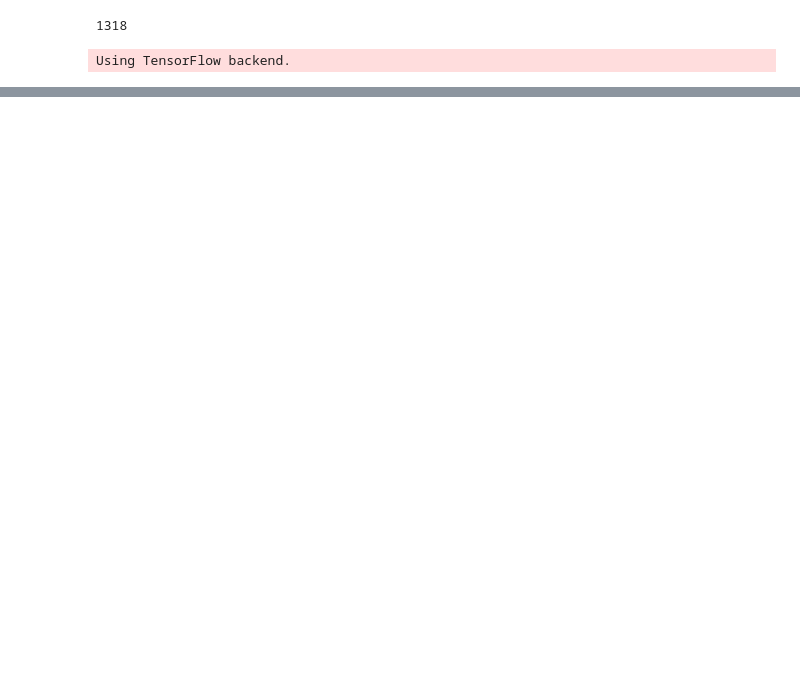
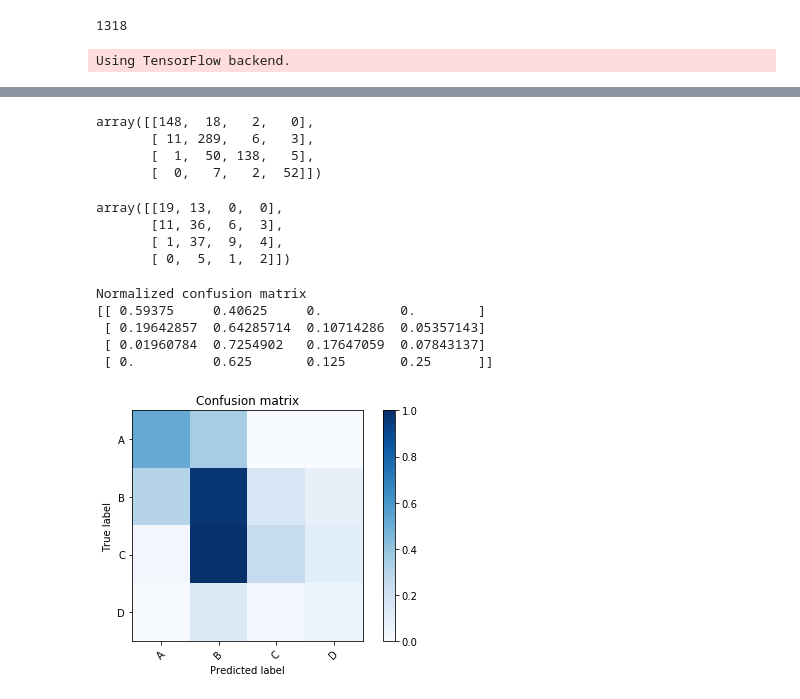
Before and after one commit to chingu163/rsna17, a Jupyter notebook: ex_data.ipynb, the cells around one changed output, grey strips where cells are left out. Drawn from its saved outputs; the diff is of its cells as text; code cells hidden in the pictures; blank space fills up the shorter version.

Commit message:
Confusion matrix done

```diff
--- a/ex_data.ipynb
+++ b/ex_data.ipynb
@@ -217,0 +229,2 @@ from keras_tqdm import TQDMNotebookCallback
+# %%
+y_pred = model2.predict(X)
@@ -217,0 +253,63 @@ from keras_tqdm import TQDMNotebookCallback
+# %%
+y_pred_assigned = [ np.argmax(y_pred[n]) for n in range(len(y_pred)) ]
+# %%
+cm = confusion_matrix(y, y_pred_assigned)
+cm
+# %% [output]
+array([[148,  18,   2,   0],
+       [ 11, 289,   6,   3],
+       [  1,  50, 138,   5],
+       [  0,   7,   2,  52]])
+# %%
+cm = confusion_matrix(y[-len(y)//5:], y_pred_assigned[-len(y)//5:])
+cm
+# %% [output]
+array([[19, 13,  0,  0],
+       [11, 36,  6,  3],
+       [ 1, 37,  9,  4],
+       [ 0,  5,  1,  2]])
+# %%
+import itertools
+def plot_confusion_matrix(cm, classes,
+                          normalize=False,
+                          do_cell_labels=False,
+                          title='Confusion matrix',
+                          cmap=plt.cm.Blues):
+    """
+    This function prints and plots the confusion matrix.
+    Normalization can be applied by setting `normalize=True`.
+    """
+    plt.imshow(cm / np.amax(cm), interpolation='nearest', cmap=cmap)
+    plt.title(title)
+    plt.colorbar()
+    tick_marks = np.arange(len(classes))
+    plt.xticks(tick_marks, classes, rotation=45)
+    plt.yticks(tick_marks, classes)
+
+    if normalize:
+        cm = cm.astype('float') / cm.sum(axis=1)[:, np.newaxis]
+        print("Normalized confusion matrix")
+    else:
+        print('Confusion matrix, without normalization')
+
+    print(cm)
+
+    if do_cell_labels:
+        thresh = cm.max() / 2.
+        for i, j in itertools.product(range(cm.shape[0]), range(cm.shape[1])):
+            plt.text(j, i, cm[i, j],
+                     horizontalalignment="center",
+                     color="white" if cm[i, j] > thresh else "black")
+
+    plt.tight_layout()
+    plt.ylabel('True label')
+    plt.xlabel('Predicted label')
+# %%
+plot_confusion_matrix(cm, ['A', 'B', 'C', 'D'], normalize=True)
+# %% [output]
+Normalized confusion matrix
+[[ 0.59375     0.40625     0.          0.        ]
+ [ 0.19642857  0.64285714  0.10714286  0.05357143]
+ [ 0.01960784  0.7254902   0.17647059  0.07843137]
+ [ 0.          0.625       0.125       0.25      ]]
+[figure, added]
```
Also changed, not shown: parts of 12 cells of this notebook.
